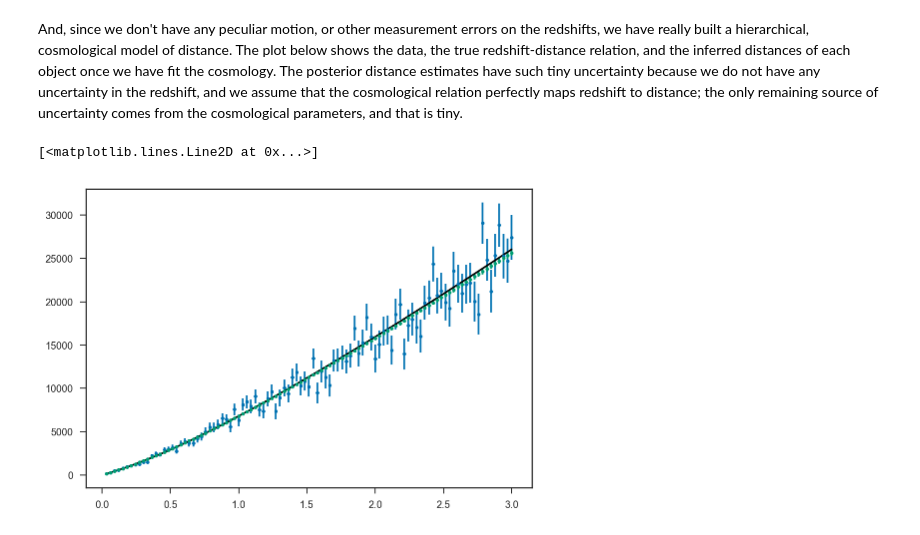
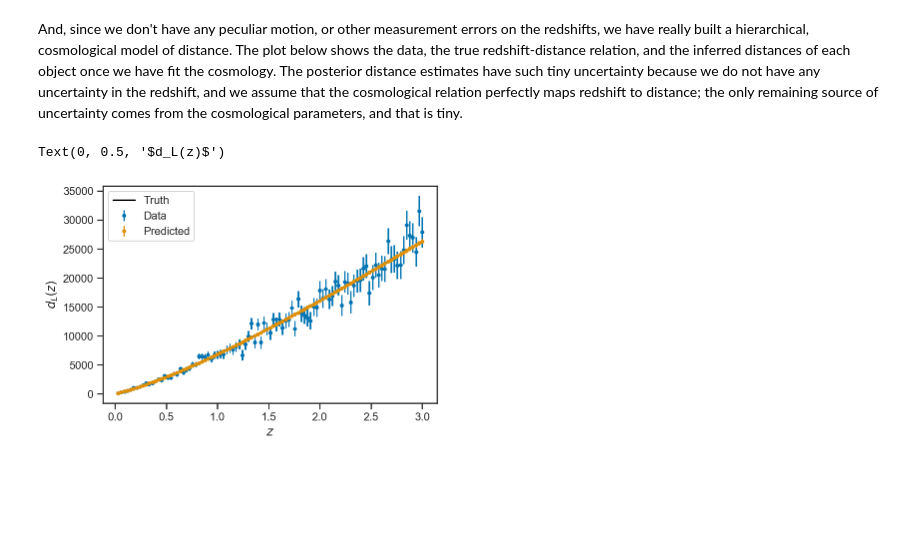
Before and after one commit to farr/StanCosmography, a Jupyter notebook: Cosmography.ipynb, the cells around one changed output. Saved outputs shown, nothing was run; the diff lists cells and outputs as text; code cells hidden in the pictures; blank space fills up the shorter version.

```diff
--- a/Cosmography.ipynb
+++ b/Cosmography.ipynb
@@ -37,10 +39,16 @@ $$
 These are the equations we will feed to Stan's `ode_integrate_rk45` function.
 # %% [markdown]
 First, we generate some mock data with (known) Gaussian uncertainty of 10% in the luminosity distance.
+# %%
+H0 = Planck15.H0.to(u.km/u.s/u.Mpc).value
+Om = 0.3
+Ol = 1-Om
+
+my_cosmo = cosmo.FlatLambdaCDM(H0, Om)
 # %%
 zs = linspace(0, 3, 100)
 zs = zs[1:] # We don't want z = 0
-dls_true = Planck15.luminosity_distance(zs).to(u.Mpc).value
+dls_true = my_cosmo.luminosity_distance(zs).to(u.Mpc).value
 sigma_dls = 0.1*dls_true
 dls_obs = dls_true + sigma_dls*randn(dls_true.shape[0])
 
@@ -52,9 +60,12 @@ plot(zs, dls_true, '-k')
+# %%
+model = pystan.StanModel(file='cosmography.stan')
 # %%
 cosmography_data = {'Nobs': zs.shape[0],
                     'dls_obs': dls_obs,
                     'sigma_dls_obs': sigma_dls,
                     'zobs': zs}
+
 thin = 1
-fit = pystan.stan(file='cosmography.stan', data=cosmography_data, thin=thin, iter=2000*thin)
-fit.plot()
-fit
+
+fit = model.sampling(data=cosmography_data, thin=thin, iter=2000*thin)
+fit = az.convert_to_inference_data(fit)
@@ -89,8 +86,11 @@ corner.corner(column_stack((chains['H0'], chains['Omegas'])), truths=[Planck15.H
 And, since we don't have any peculiar motion, or other measurement errors on the redshifts, we have really built a hierarchical, cosmological model of distance.  The plot below shows the data, the true redshift-distance relation, and the inferred distances of each object once we have fit the cosmology.  The posterior distance estimates have such tiny uncertainty because we do not have any uncertainty in the redshift, and we assume that the cosmological relation perfectly maps redshift to distance; the only remaining source of uncertainty comes from the cosmological parameters, and that is tiny.
 # %%
 errorbar(zs, dls_obs, sigma_dls, fmt='.', label='Data')
-errorbar(zs, mean(chains['dls_pred'], axis=0), std(chains['dls_pred'], axis=0), fmt='.', label='Predicted')
-plot(zs, dls_true, '-k')
+errorbar(zs, mean(fit.posterior['dls_pred'], axis=(0,1)), std(fit.posterior['dls_pred'], axis=(0,1)), fmt='.', label='Predicted')
+plot(zs, dls_true, '-k', label='Truth')
+legend(loc='best')
+xlabel(r'$z$')
+ylabel(r'$d_L(z)$')
 # %% [output]
-[<matplotlib.lines.Line2D at 0x...>]
+Text(0, 0.5, '$d_L(z)$')
-[figure, old version]
+[figure, new version]
```
Also changed, not shown: parts of 6 cells of this notebook, 1 other file.
